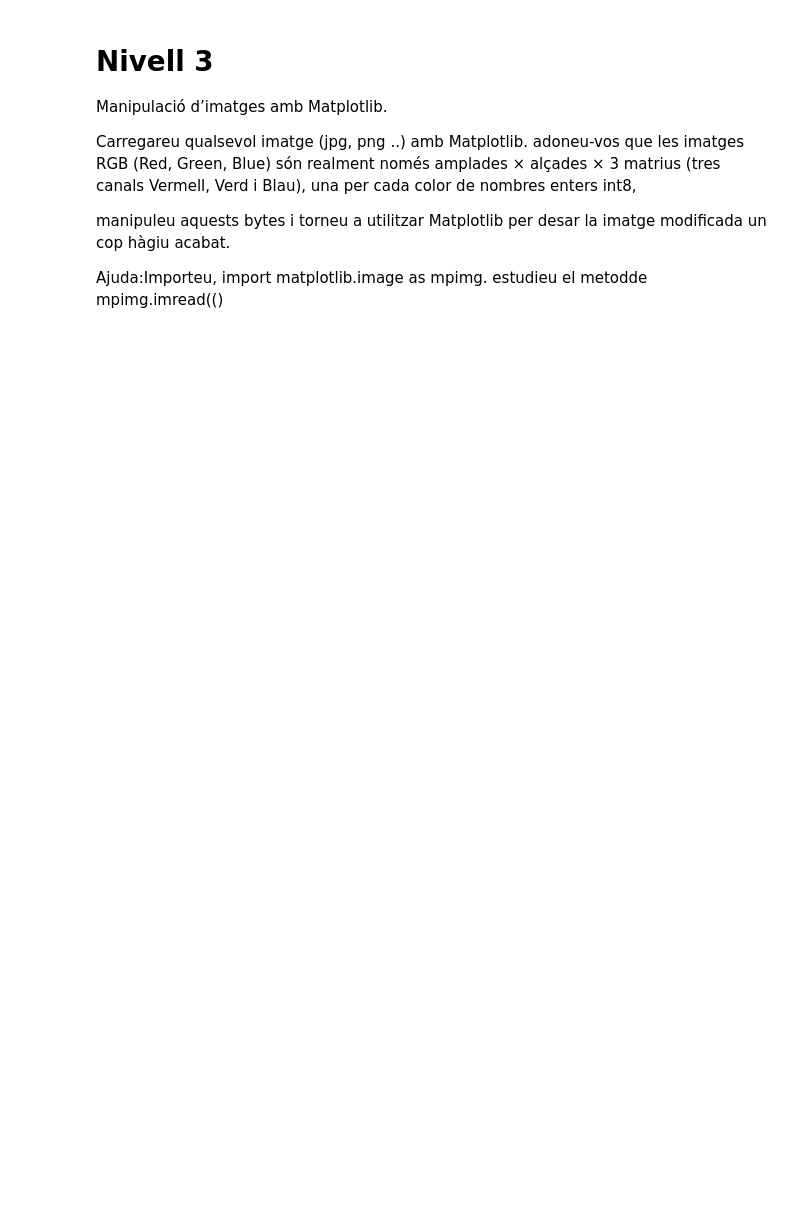
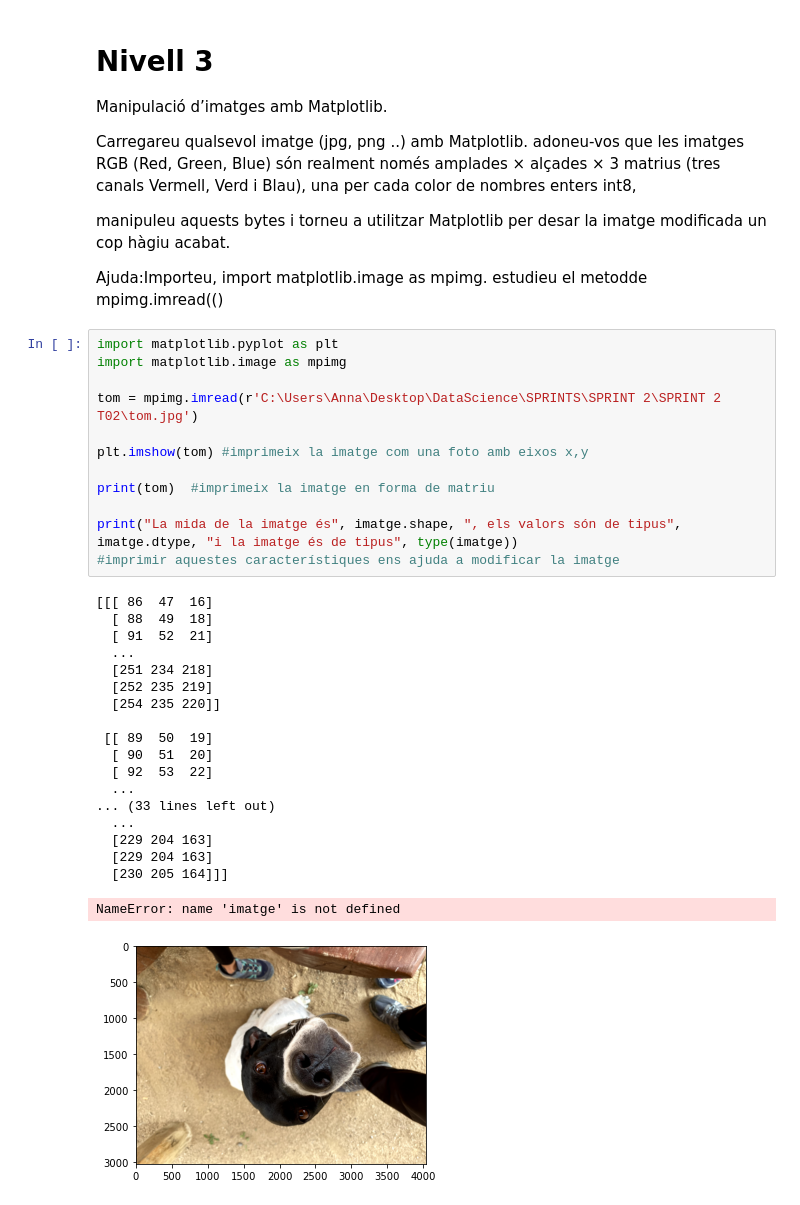
Before and after one commit to anmaba/imatges_numpy, a Jupyter notebook: Sprint2_T02.ipynb, the cells around one changed output. Saved outputs shown, nothing was run; the diff lists cells and outputs as text; blank space fills up the shorter version.

```diff
--- a/Sprint2_T02.ipynb
+++ b/Sprint2_T02.ipynb
@@ -174,3 +188,35 @@ Carregareu qualsevol imatge (jpg, png ..) amb Matplotlib. adoneu-vos que les ima
 manipuleu aquests bytes i torneu a utilitzar Matplotlib per desar la imatge modificada un cop hàgiu acabat.
 
 Ajuda:Importeu, import matplotlib.image as mpimg. estudieu el metodde mpimg.imread(()
+# %%
+import matplotlib.pyplot as plt
+import matplotlib.image as mpimg
+
+tom = mpimg.imread(r'C:\Users\Anna\Desktop\DataScience\SPRINTS\SPRINT 2\SPRINT 2 T02\tom.jpg')
+
+plt.imshow(tom) #imprimeix la imatge com una foto amb eixos x,y
+
+print(tom)  #imprimeix la imatge en forma de matriu
+
+print("La mida de la imatge és", imatge.shape, ", els valors són de tipus", imatge.dtype, "i la imatge és de tipus", type(imatge))
+#imprimir aquestes característiques ens ajuda a modificar la imatge
+# %% [output]
+[[[ 86  47  16]
+  [ 88  49  18]
+  [ 91  52  21]
+  ...
+  [251 234 218]
+  [252 235 219]
+  [254 235 220]]
+
+ [[ 89  50  19]
+  [ 90  51  20]
+  [ 92  53  22]
+  ...
+... (33 lines left out)
+  ...
+  [229 204 163]
+  [229 204 163]
+  [230 205 164]]]
+NameError: name 'imatge' is not defined
+[figure, added]
```
Also changed, not shown: parts of 12 cells of this notebook, 1 other file.
